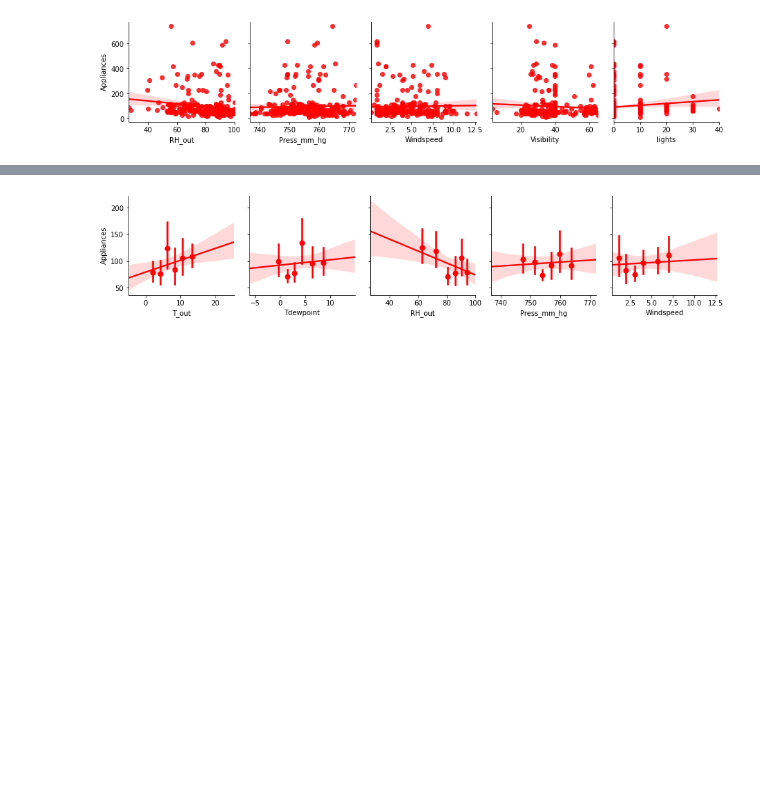
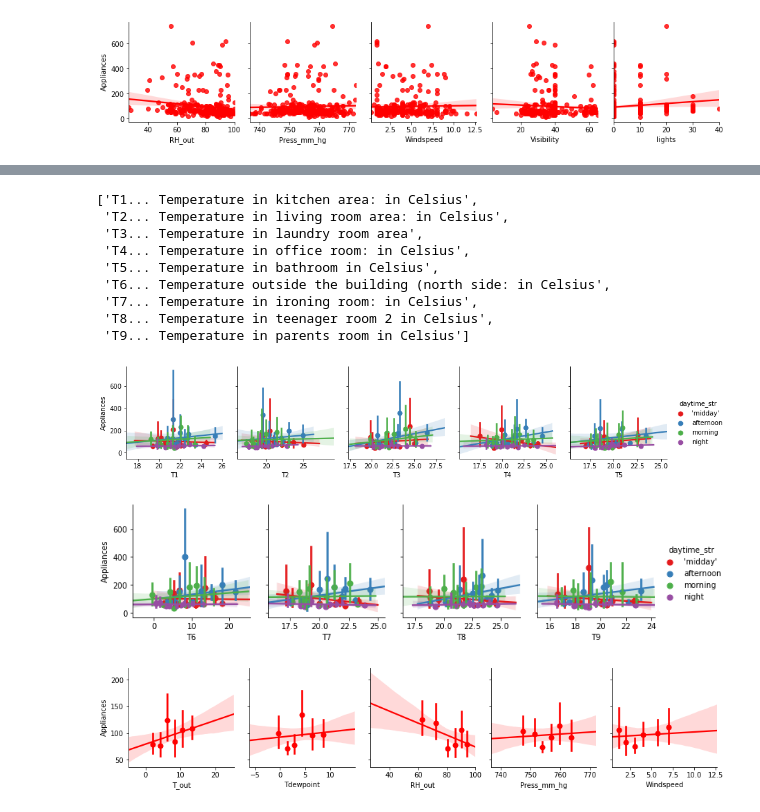
Before and after one commit to GenosW/ml-exercises, a Jupyter notebook: exercise1/energy.ipynb, the cells around one changed output, grey strips where cells are left out. Drawn from its saved outputs; the diff is of its cells as text; code cells hidden in the pictures; blank space fills up the shorter version.

```diff
--- a/exercise1/energy.ipynb
+++ b/exercise1/energy.ipynb
@@ -393,4 +512,25 @@ for i in range(2):
 [figure]
+# %%
+# Indoor temperatures
+for i in range(2):
+    g = sns.PairGrid(train[:2*day],
+                 x_vars=col_temp[i*5:(i+1)*5],
+                 y_vars=[col_target], hue="daytime_str", palette="Set1")
+    g = g.map(sns.regplot, x_bins=10)
+    g.add_legend()
+display([f"{T}... {col_dict[T]}" for T in col_temp])
+# %% [output]
+['T1... Temperature in kitchen area: in Celsius',
+ 'T2... Temperature in living room area: in Celsius',
+ 'T3... Temperature in laundry room area',
+ 'T4... Temperature in office room: in Celsius',
+ 'T5... Temperature in bathroom in Celsius',
+ 'T6... Temperature outside the building (north side: in Celsius',
+ 'T7... Temperature in ironing room: in Celsius',
+ 'T8... Temperature in teenager room 2 in Celsius',
+ 'T9... Temperature in parents room in Celsius']
+[figure, added]
+[figure, added]
 # %%
 for i in range(2):
     g = sns.PairGrid(train[:2*day],
```
Also changed, not shown: parts of 81 cells of this notebook.
